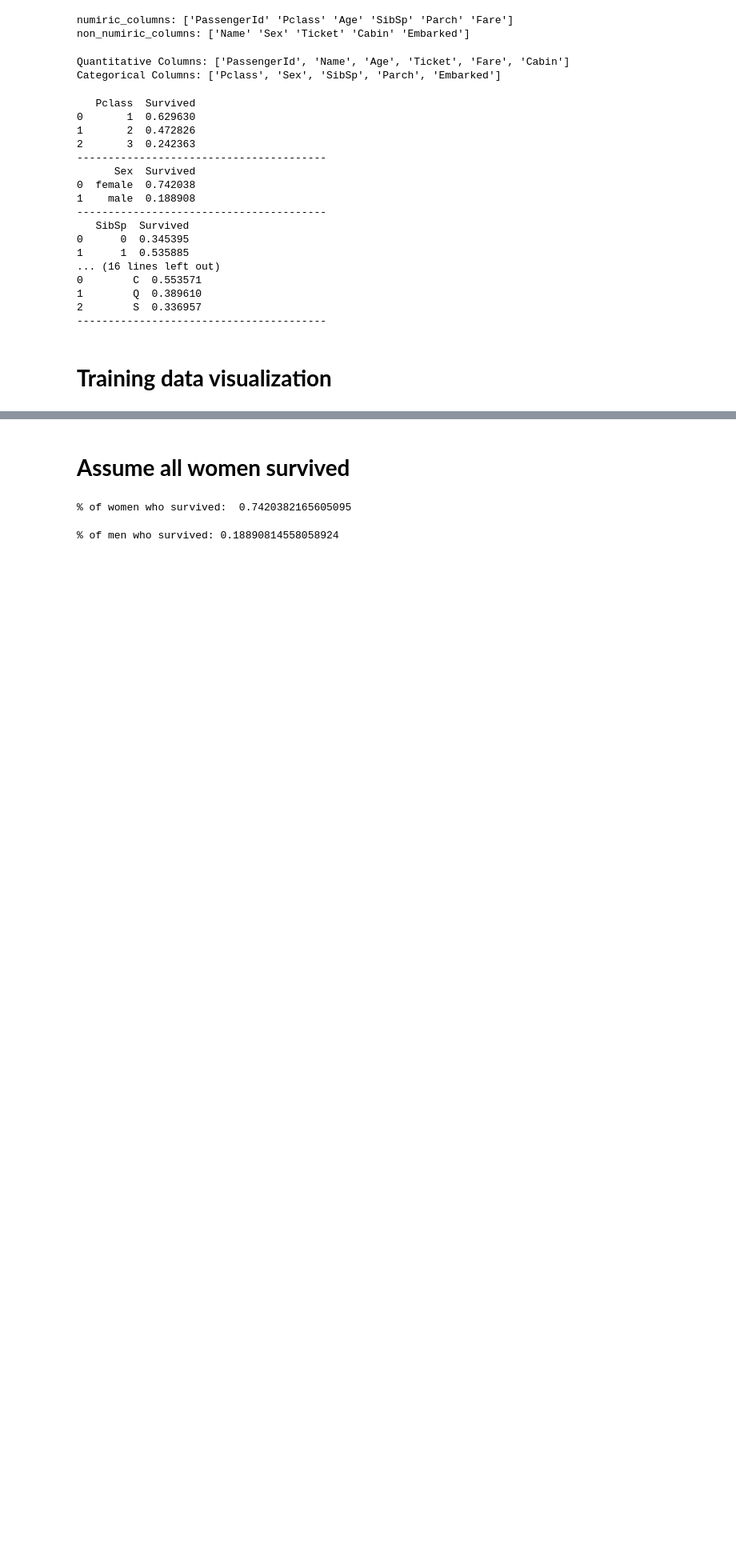
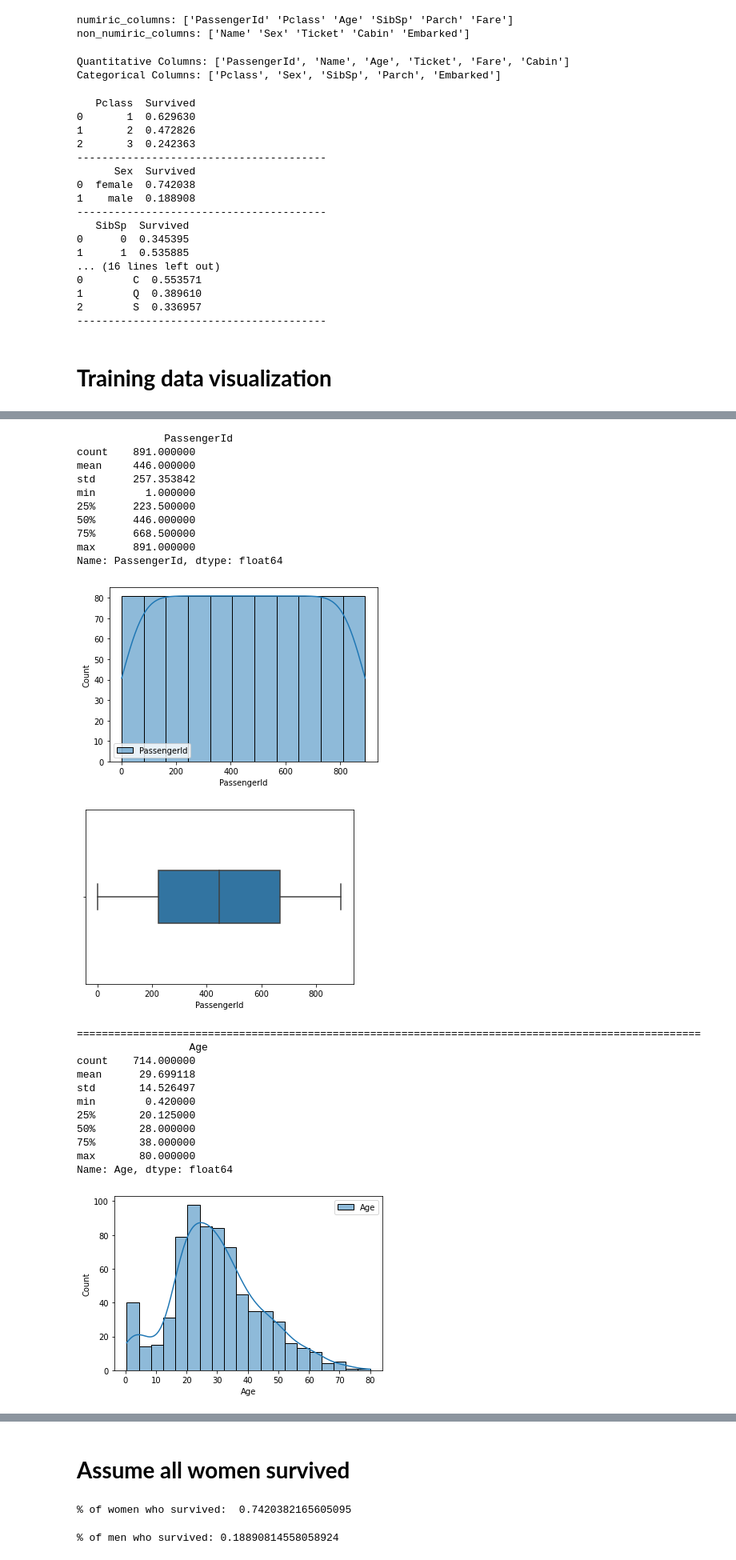
Before and after one commit to 0Ellias0/Titanic_death_prediction, a Jupyter notebook: Main.ipynb, the cells around one changed output, grey strips where cells are left out. Shown: that part at 80% size. Saved outputs shown, nothing was run; the diff lists cells and outputs as text; code cells hidden in the pictures; blank space fills up the shorter version.

```diff
--- a/Main.ipynb
+++ b/Main.ipynb
@@ -170,0 +185,36 @@ chart(data_train,categorical)
+# %%
+for i in quantitative:
+    if i in numerical_columns:
+        print(str(i).center(40))
+        print(X_train[i].describe())
+        sns.histplot(X_train[i], kde=True, label=i)
+        plt.legend()
+        plt.show()
+        sns.boxplot(X_train[i], width=0.3)
+        plt.show()
+        print('='*100)
+# %% [output]
+              PassengerId
+count    891.000000
+mean     446.000000
+std      257.353842
+min        1.000000
+25%      223.500000
+50%      446.000000
+75%      668.500000
+max      891.000000
+Name: PassengerId, dtype: float64
+[figure, added]
+[figure, added]
+====================================================================================================
+                  Age
+count    714.000000
+mean      29.699118
+std       14.526497
+min        0.420000
+25%       20.125000
+50%       28.000000
+75%       38.000000
+max       80.000000
+Name: Age, dtype: float64
+[figure, added]
```
Also changed, not shown: parts of 2 cells of this notebook.
